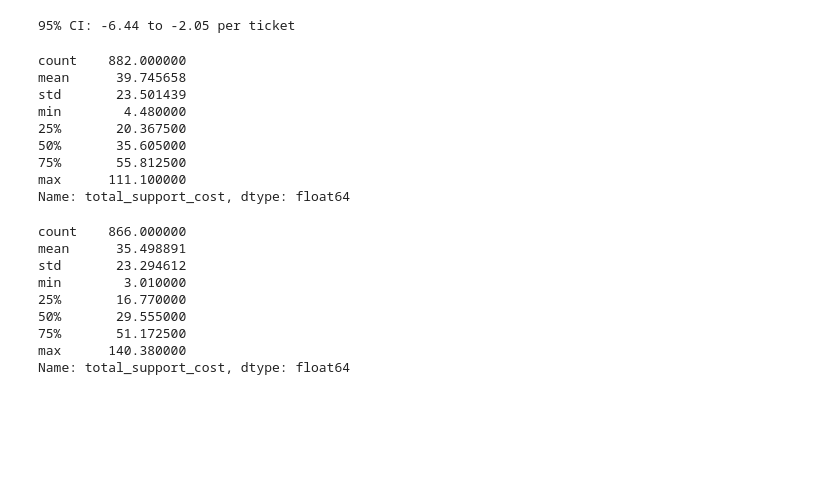
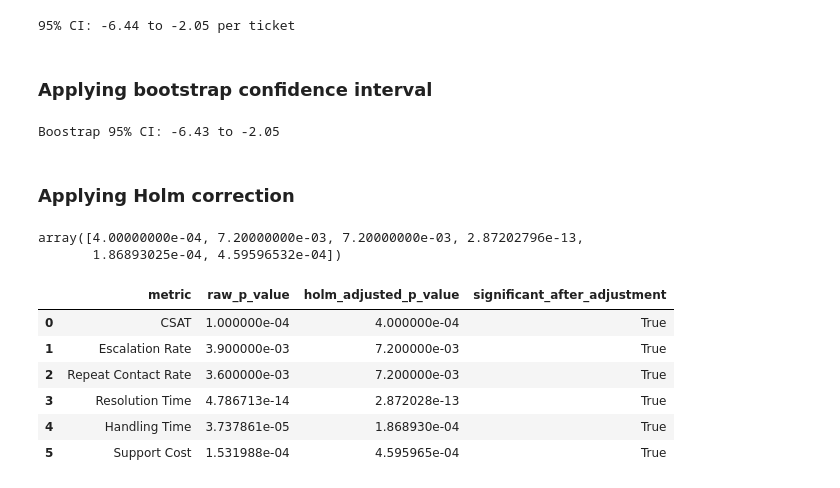
Before and after one commit to maryjonah/mobility-support-intelligence, a Jupyter notebook: notebooks/guided_workflow_experiment_analysis.ipynb, the cells around one changed output. Saved outputs shown, nothing was run; the diff lists cells and outputs as text; code cells hidden in the pictures; blank space fills up the shorter version.

```diff
--- a/notebooks/guided_workflow_experiment_analysis.ipynb
+++ b/notebooks/guided_workflow_experiment_analysis.ipynb
@@ -651,27 +653,58 @@ upper_bound_cost = mean_difference_cost + critical_value_cost * standard_error_c
 print(f"95% CI: {round(lower_bound_cost, 2)} to {round(upper_bound_cost, 2)} per ticket")
 # %% [output]
 95% CI: -6.44 to -2.05 per ticket
-# %%
-control_cost.describe()
-# %% [output]
-count    882.000000
-mean      39.745658
-std       23.501439
-min        4.480000
-25%       20.367500
-50%       35.605000
-75%       55.812500
-max      111.100000
-Name: total_support_cost, dtype: float64
+# %% [markdown]
+### Applying bootstrap confidence interval
 # %%
-treatment_cost.describe()
+rng_bootstrap = np.random.default_rng(42)
+bootstrap_differences = []
+n_bootstraps = 10_000
+
+for _ in range(n_bootstraps):
+    treatment_sample = rng_bootstrap.choice(treatment_cost, size=len(treatment_cost), replace=True)
+    control_sample = rng_bootstrap.choice(control_cost, size=len(control_cost), replace=True)
+
+    mean_difference = treatment_sample.mean() - control_sample.mean()
+    bootstrap_differences.append(mean_difference)
+
+bootstrap_lower = np.percentile(bootstrap_differences, 2.5)
+bootstrap_upper = np.percentile(bootstrap_differences, 97.5)
+
+print(f"Boostrap 95% CI: {round(bootstrap_lower, 2)} to {round(bootstrap_upper, 2)}")
 # %% [output]
-count    866.000000
-mean      35.498891
-std       23.294612
-min        3.010000
-25%       16.770000
-50%       29.555000
-75%       51.172500
-max      140.380000
-Name: total_support_cost, dtype: float64
+Boostrap 95% CI: -6.43 to -2.05
+# %% [markdown]
+### Applying Holm correction
+# %%
+from statsmodels.stats.multitest import multipletests
+
+p_values = [0.0001, 0.0039, 0.0036, 4.786713260594493e-14, 3.737860508526316e-05, 0.00015319884390306544]
+
+reject, adjusted_p_values, _, _ = multipletests(p_values, alpha=0.5, method="holm")
+adjusted_p_values
+# %% [output]
+array([4.00000000e-04, 7.20000000e-03, 7.20000000e-03, 2.87202796e-13,
+       1.86893025e-04, 4.59596532e-04])
+# %%
+results = pd.DataFrame({
+    "metric": [
+        "CSAT",
+        "Escalation Rate",
+        "Repeat Contact Rate",
+        "Resolution Time",
+        "Handling Time",
+        "Support Cost"
+    ],
+    "raw_p_value": p_values,
+    "holm_adjusted_p_value": adjusted_p_values,
+    "significant_after_adjustment": reject
+})
+results
+# %% [output]
+|  | metric | raw_p_value | holm_adjusted_p_value | significant_after_adjustment |
+| 0 | CSAT | 1.000000e-04 | 4.000000e-04 | True |
+| 1 | Escalation Rate | 3.900000e-03 | 7.200000e-03 | True |
+| 2 | Repeat Contact Rate | 3.600000e-03 | 7.200000e-03 | True |
+| 3 | Resolution Time | 4.786713e-14 | 2.872028e-13 | True |
+| 4 | Handling Time | 3.737861e-05 | 1.868930e-04 | True |
+| 5 | Support Cost | 1.531988e-04 | 4.595965e-04 | True |
```
Also changed, not shown: parts of 2 cells of this notebook.
